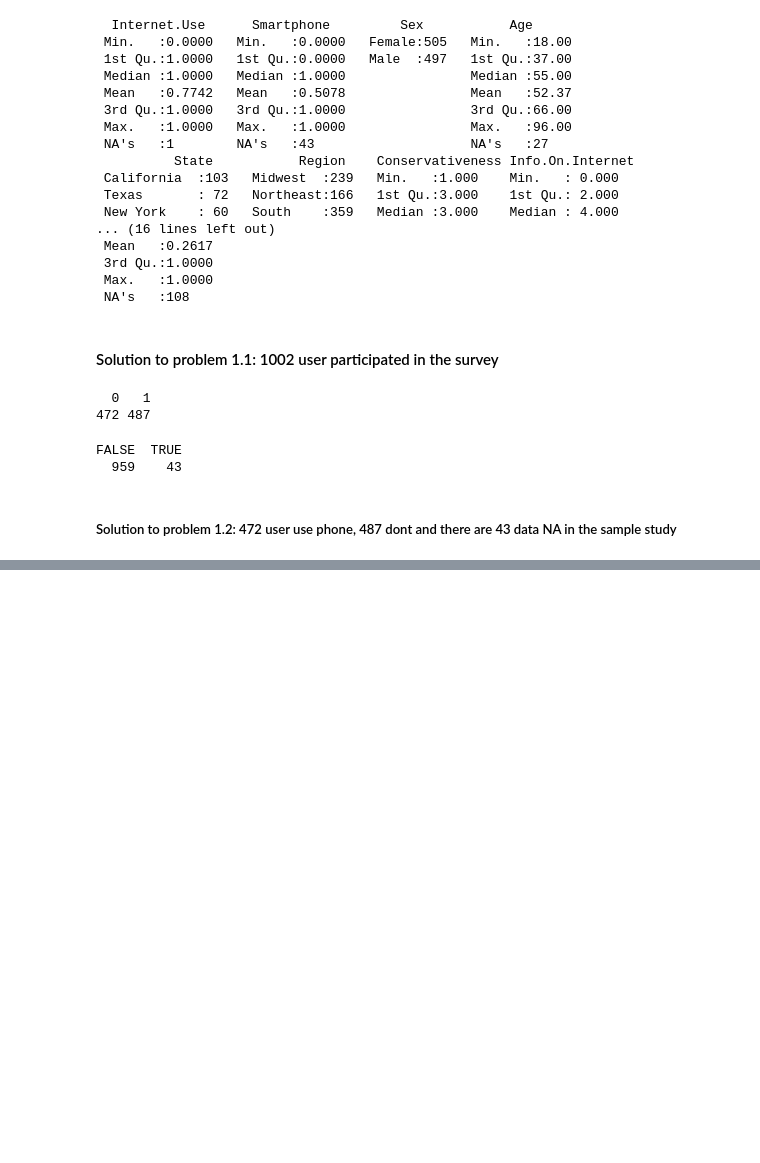
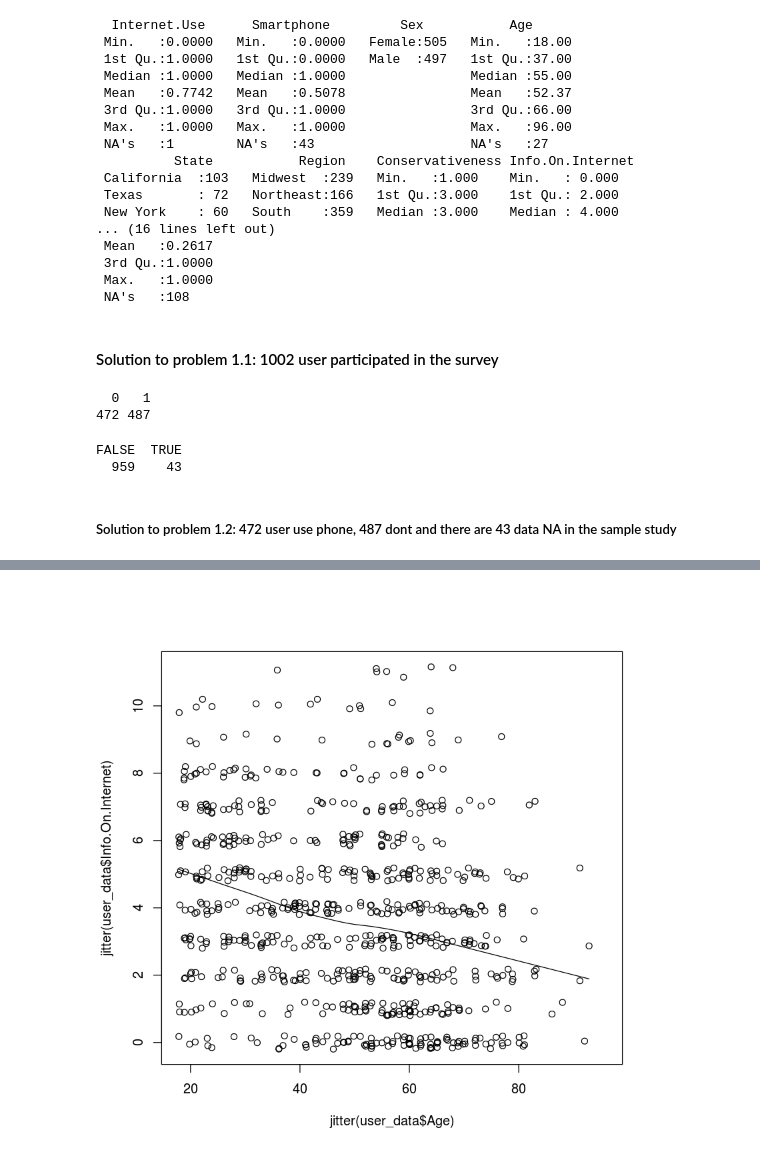
Before and after one commit to basic-bgnr/the_analytics_edge, a Jupyter notebook: unit_1_assignment/Exercises4.ipynb, the cells around one changed output, grey strips where cells are left out. Drawn from its saved outputs; the diff is of its cells as text; code cells hidden in the pictures; blank space fills up the shorter version.

```diff
--- a/unit_1_assignment/Exercises4.ipynb
+++ b/unit_1_assignment/Exercises4.ipynb
@@ -82,0 +233,5 @@ Texas
+# %%
+# function of jitter fuction
+scatter.smooth(jitter(user_data$Age), jitter(user_data$Info.On.Internet))
+# %% [output]
+[figure, added]
```
Also changed, not shown: parts of 18 cells of this notebook.
